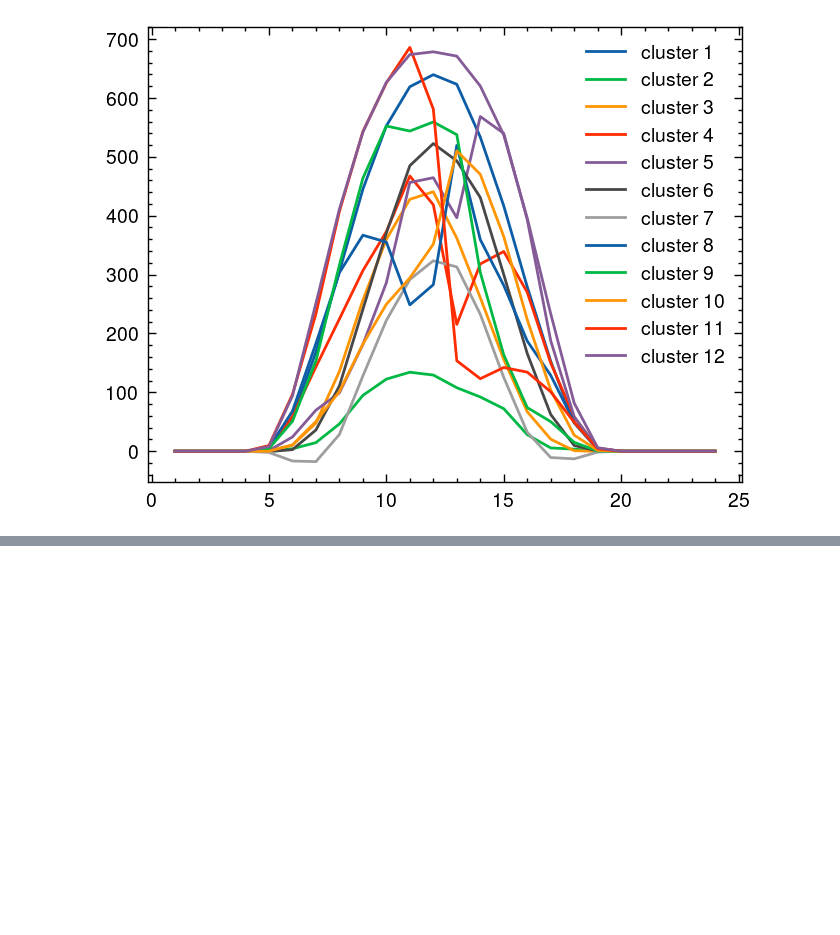
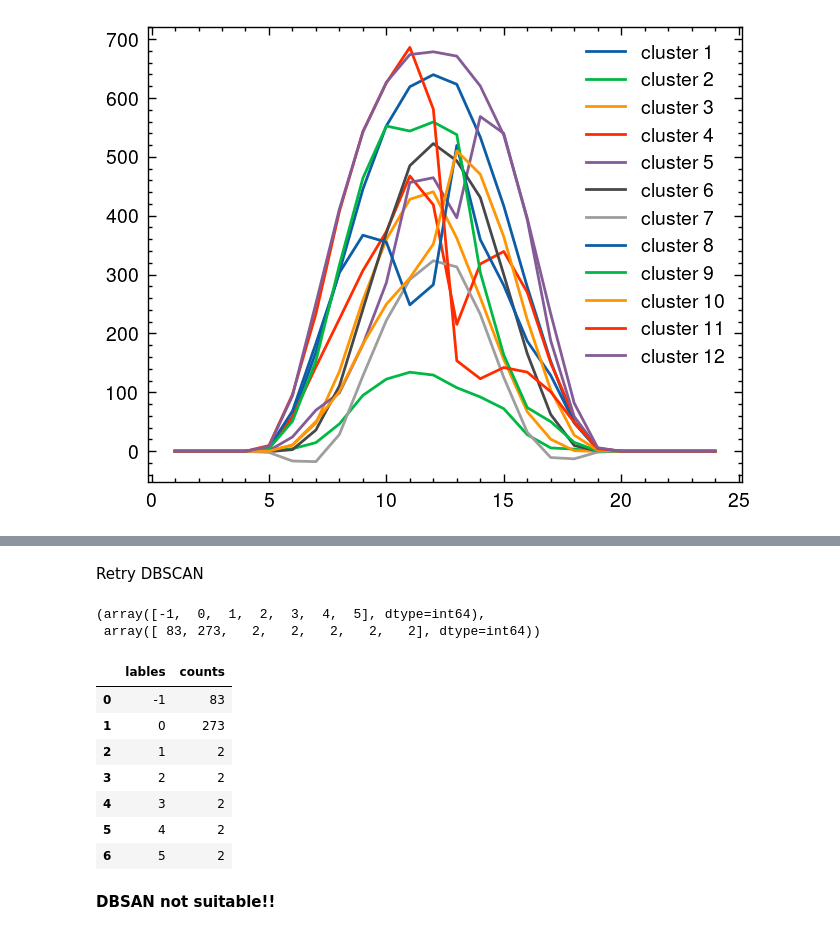
Before and after one commit to Lingkangjin/Italian-HESS-matrix, a Jupyter notebook: ML-PV_ clustering.ipynb, the cells around one changed output, grey strips where cells are left out. Saved outputs shown, nothing was run; the diff lists cells and outputs as text; code cells hidden in the pictures; blank space fills up the shorter version.

```diff
--- a/ML-PV_ clustering.ipynb
+++ b/ML-PV_ clustering.ipynb
@@ -513,0 +661,29 @@ data_centroid.plot()
+# %% [markdown]
+Retry DBSCAN
+# %%
+epsilon = kneedle.knee_y
+cluster = DBSCAN(eps=0.6, min_samples=2)
+labels = cluster.fit_predict(X_processed)
+# %%
+np.unique(labels, return_counts=True)
+# %% [output]
+(array([-1,  0,  1,  2,  3,  4,  5], dtype=int64),
+ array([ 83, 273,   2,   2,   2,   2,   2], dtype=int64))
+# %%
+df = pd.DataFrame(
+ columns=["lables", "counts"],
+ data=np.array(np.unique(labels, return_counts=True)).T,
+)
+# %%
+df
+# %% [output]
+|  | lables | counts |
+| 0 | -1 | 83 |
+| 1 | 0 | 273 |
+| 2 | 1 | 2 |
+| 3 | 2 | 2 |
+| 4 | 3 | 2 |
+| 5 | 4 | 2 |
+| 6 | 5 | 2 |
+# %% [markdown]
+**DBSAN not suitable!!**
```
Also changed, not shown: parts of 27 cells of this notebook, 1 other file.
